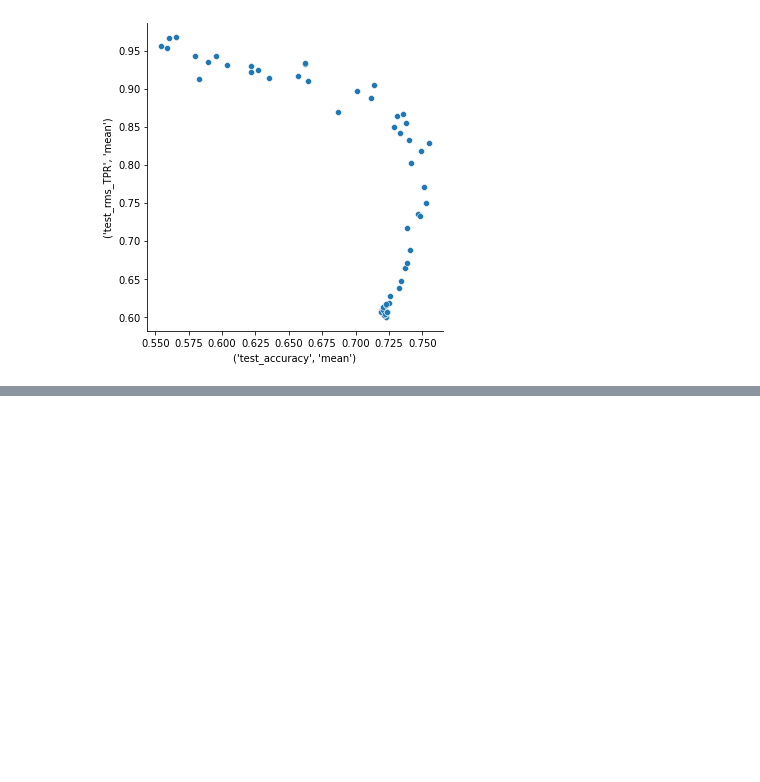
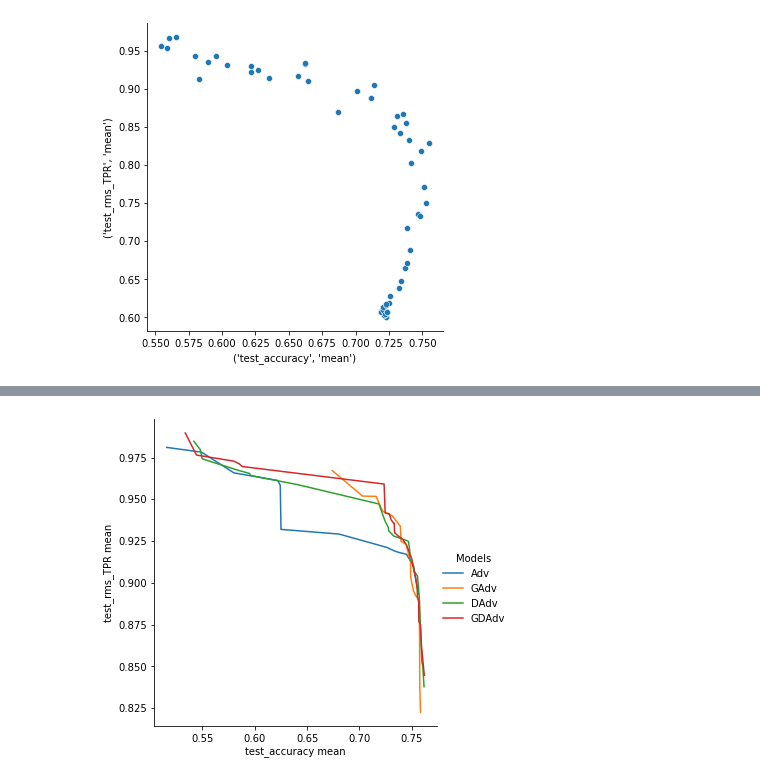
Before and after one commit to Libr-AI/fairlib, a Jupyter notebook: analysis/sample_model_selection.ipynb, the cells around one changed output, grey strips where cells are left out. Cells and saved outputs as stored; diff of their text form; code cells hidden in the pictures; blank space fills up the shorter version.

```diff
--- a/analysis/sample_model_selection.ipynb
+++ b/analysis/sample_model_selection.ipynb
@@ -153,0 +191,14 @@ create_plots(
+# %%
+_results_dict = {
+    "Adv": Moji_Adv_df,
+    "GAdv": Moji_GatedAdv_df,
+    "DAdv": Moji_DAdv_df,
+    "GDAdv": Moji_GatedDAdv_df,
+}
+
+_final_df = model_comparasion(
+    results_dict = _results_dict,
+    pareto_selection="test",
+    )
+# %% [output]
+[figure, added]
```
Also changed, not shown: parts of 9 cells of this notebook, 3 other files.
